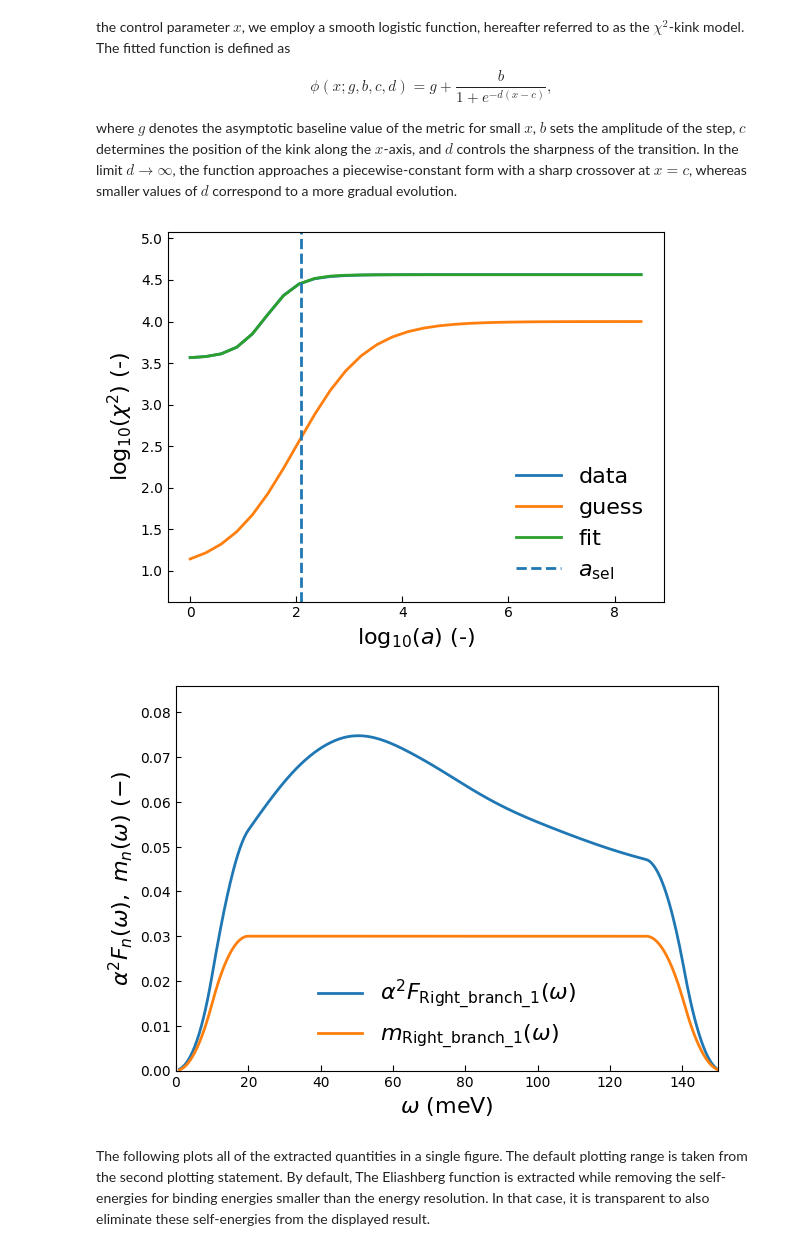
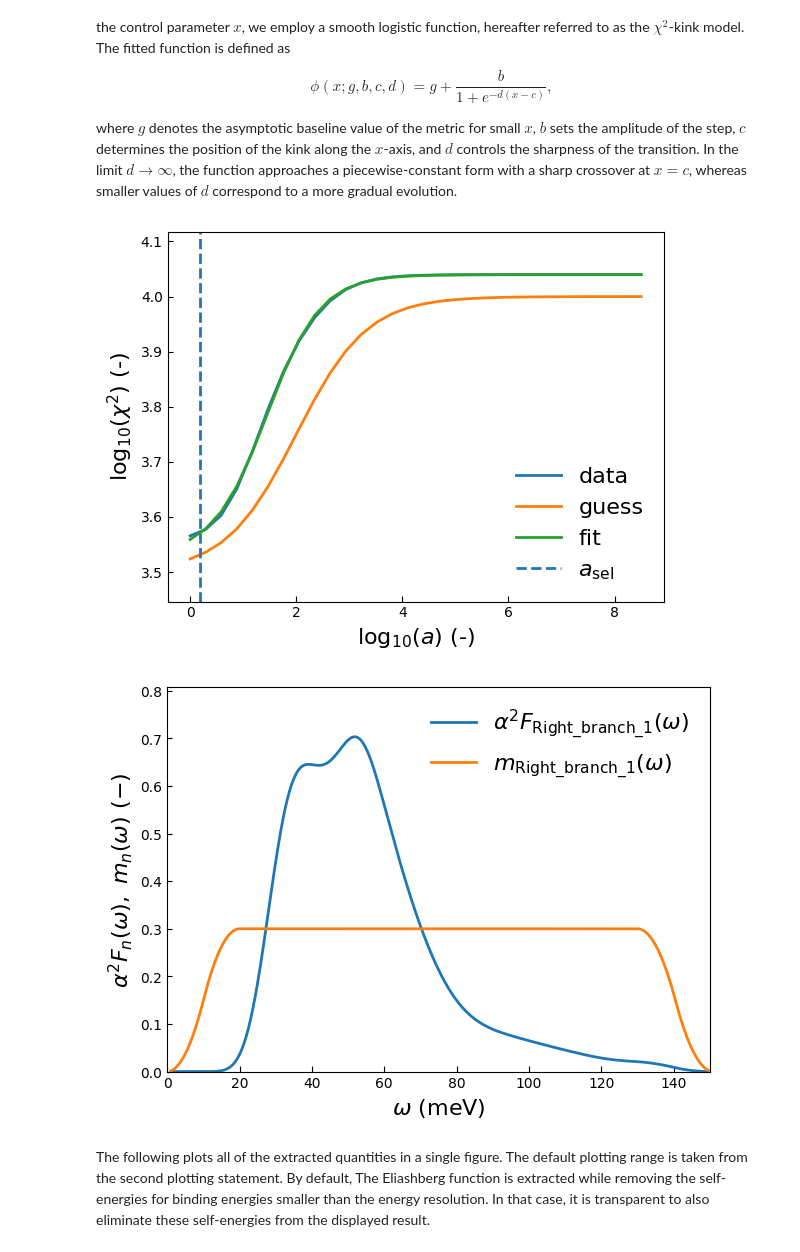
Before and after one commit to masaharutennis/xARPES, a Jupyter notebook: doc/notebooks/varification_csro.ipynb, the cells around one changed output. Cells and saved outputs as stored; diff of their text form; code cells hidden in the pictures.

```diff
--- a/doc/notebooks/varification_csro.ipynb
+++ b/doc/notebooks/varification_csro.ipynb
@@ -148,17 +148,17 @@ gradual evolution.
 # %%
 %matplotlib inline
 
 fig, spectrum, model, omega_range, aval_select = self_energy.extract_a2f(
     omega_min=1.0, omega_max=150, omega_num=500, omega_I=20, omega_M=130,
     aval_min=1, aval_num=30, aval_max=9.5, lambda_el=0,
-    impurity_magnitude=120, h_n=0.03,
-    f_chi_squared=-2.2,
-    g_guess=1.0, b_guess=3.0, c_guess=3.0, d_guess=1.5,
+    impurity_magnitude=120, h_n=0.3,
+    f_chi_squared=2.5,
+    g_guess=3.5, b_guess=0.5, c_guess=3.0, d_guess=1.5,
     show=True, fig_close=False)
 
 plt.show()
 # %% [output]
-[figure, old version]
+[figure, new version]
 # %%
 %matplotlib inline
 
@@ -168,7 +168,7 @@ fig = self_energy.plot_spectra(ax=ax)
 
 plt.show()
 # %% [output]
-[figure, old version]
+[figure, new version]
 # %% [markdown]
 The following plots all of the extracted quantities in a single figure. The default plotting range is taken from the second plotting statement.
 By default, The Eliashberg function is extracted while removing the self-energies for binding energies smaller than the energy resolution. In that case, it is transparent to also eliminate these self-energies from the displayed result.
```
Also changed, not shown: parts of 1 cell of this notebook, 5 other files.
